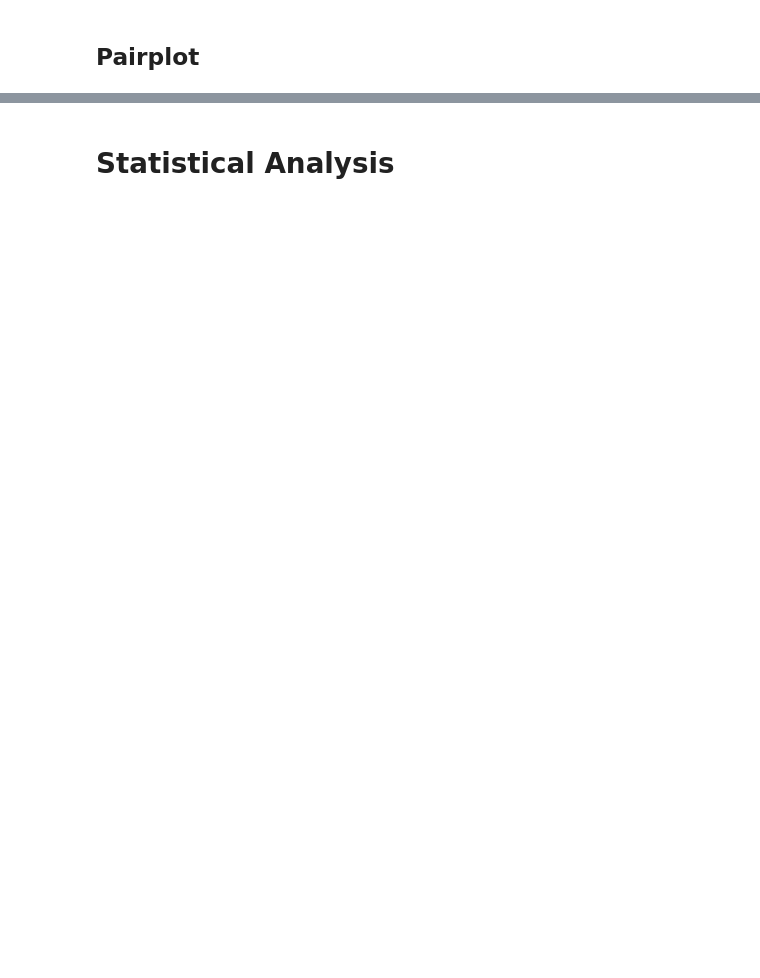
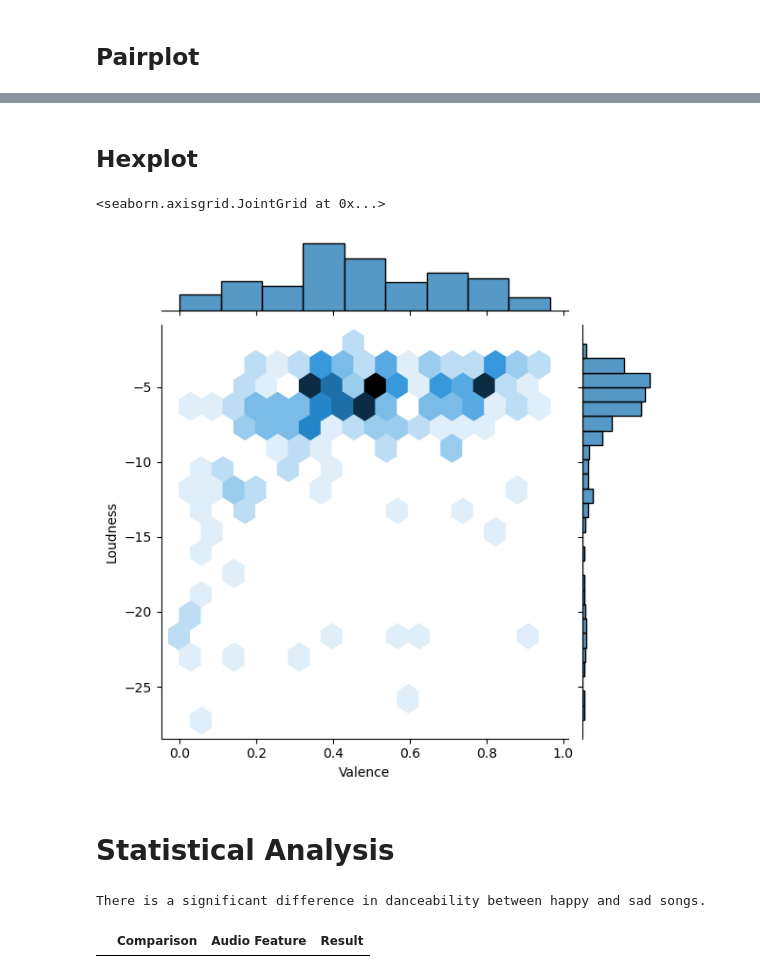
Before and after one commit to Henesys/CS410FinalProject, a Jupyter notebook: Spotify/csv_analysis.ipynb, the cells around one changed output, grey strips where cells are left out. Saved outputs shown, nothing was run; the diff lists cells and outputs as text; code cells hidden in the pictures; blank space fills up the shorter version.

```diff
--- a/Spotify/csv_analysis.ipynb
+++ b/Spotify/csv_analysis.ipynb
@@ -72,2 +81,10 @@ pairplot
+# %% [markdown]
+## Hexplot
+# %%
+hexplot = sns.jointplot(x='Valence', y='Loudness', data=df, kind='hex')
+hexplot
+# %% [output]
+<seaborn.axisgrid.JointGrid at 0x...>
+[figure, added]
 # %% [markdown]
 # Statistical Analysis
@@ -75,0 +91,18 @@ pairplot
+# %%
+from scipy.stats import ttest_ind
+
+# Based on values of "Valence"
+# Binary representation of Valence into happy vs sad songs.
+happy = df[df['Valence'] > 0.5]
+sad = df[df['Valence'] <= 0.5]
+
+# Comparing signifcance of dancebaility between happy and sad songs.
+t_statistic, pValue = ttest_ind(happy['Danceability'], sad['Danceability'])
+
+if pValue < 0.05:
+    print("There is a significant difference in danceability between happy and sad songs.")
+
+else:
+    print("There is no significant difference in danceability between happy and sad songs.")
+# %% [output]
+There is a significant difference in danceability between happy and sad songs.
@@ -75,0 +155,6 @@ pairplot
+# %%
+checkSig = results_df[results_df["Result"] == "Significant"]
+
+checkSig
+# %% [output]
+|  | Comparison | Audio Feature | Result |
```
Also changed, not shown: parts of 9 cells of this notebook, 19 other files.
